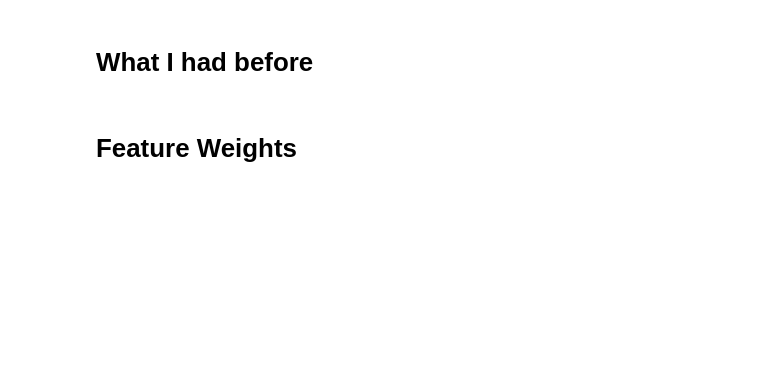
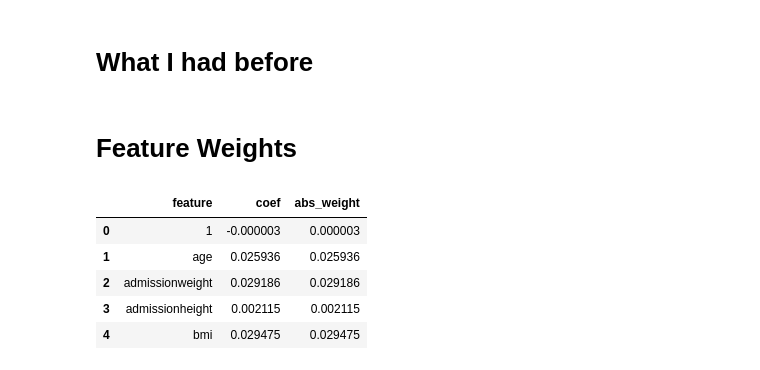
Before and after one commit to horwitzr/ViTalErt, a Jupyter notebook: notebooks/logisticRegr_model_w_polyfeatures.ipynb, the cells around one changed output. Cells and saved outputs as stored; diff of their text form; code cells hidden in the pictures; blank space fills up the shorter version.

```diff
--- a/notebooks/logisticRegr_model_w_polyfeatures.ipynb
+++ b/notebooks/logisticRegr_model_w_polyfeatures.ipynb
@@ -229,8 +227,15 @@ for thresh in THRESHOLD:
 # Feature Weights
 # %%
 # Get feature weights and put into dataframe
-mydict = {'feature': X_train.columns, 'coef': list(clf_w_best_params.coef_.reshape(-1,1).flatten())}
+mydict = {'feature': X_train_poly_colnames, 'coef': list(clf_w_best_params.coef_.reshape(-1,1).flatten())}
 features_weights = pd.DataFrame(mydict)
 features_weights = features_weights.assign(abs_weight=np.abs(features_weights['coef']))
 features_weights.head()
+# %% [output]
+|  | feature | coef | abs_weight |
+| 0 | 1 | -0.000003 | 0.000003 |
+| 1 | age | 0.025936 | 0.025936 |
+| 2 | admissionweight | 0.029186 | 0.029186 |
+| 3 | admissionheight | 0.002115 | 0.002115 |
+| 4 | bmi | 0.029475 | 0.029475 |
 # %%
```
Also changed, not shown: parts of 20 cells of this notebook.
